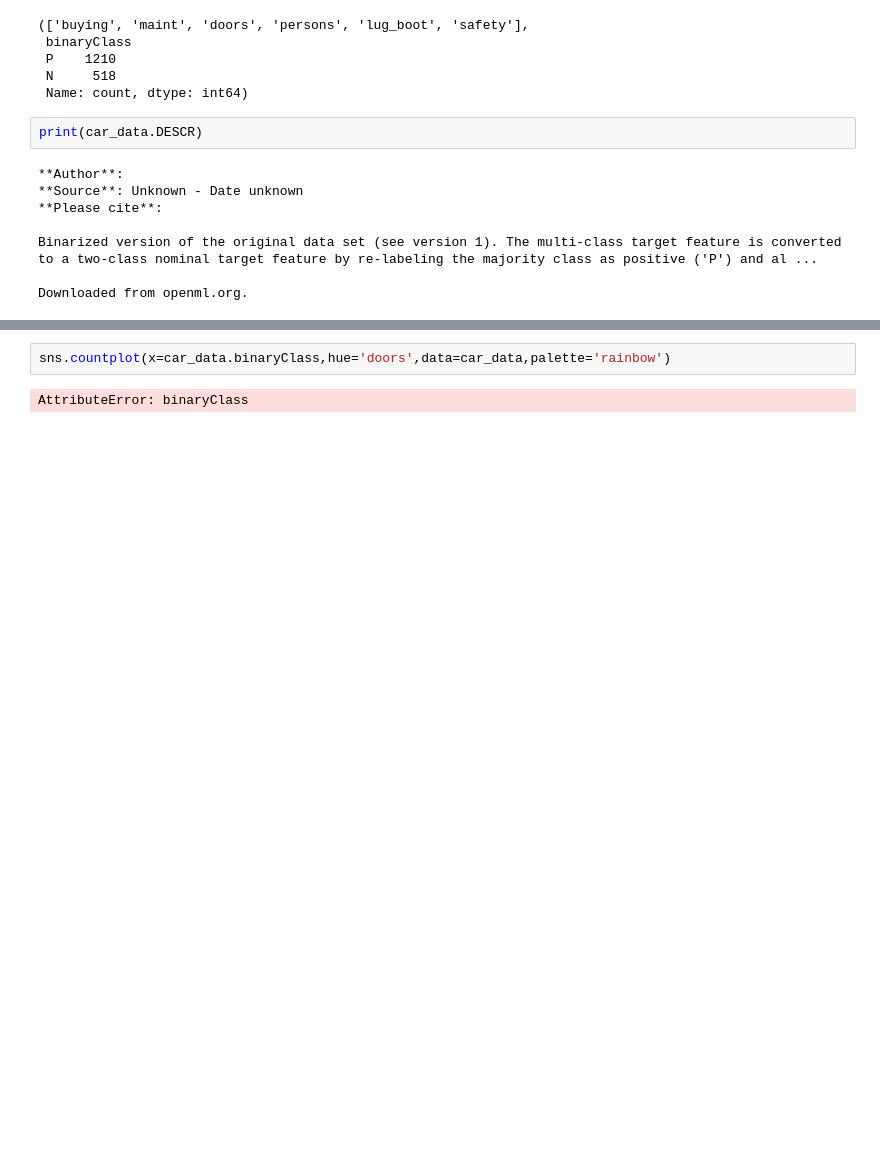
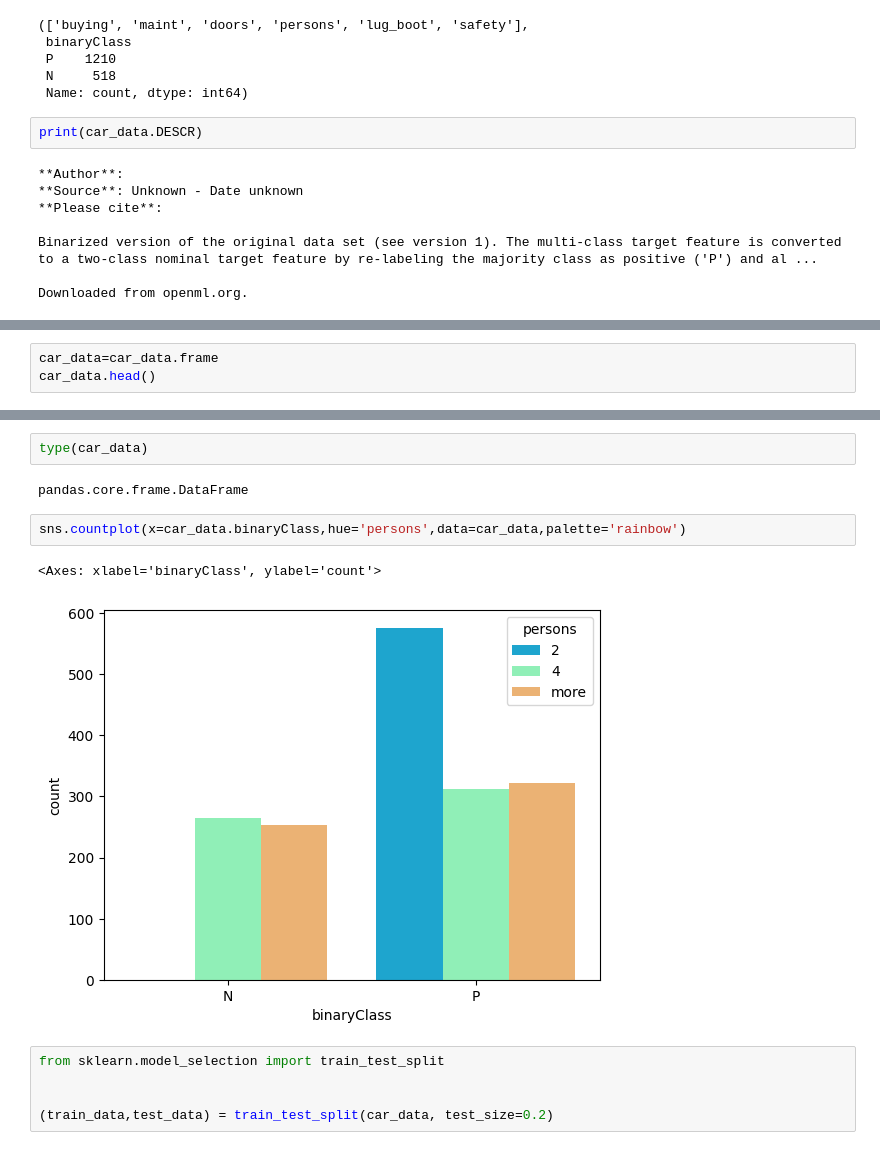
Before and after one commit to Aneesh353/AIML-2025, a Jupyter notebook: Lab08.ipynb, the cells around one changed output, grey strips where cells are left out. Drawn from its saved outputs; the diff is of its cells as text; blank space fills up the shorter version.

```diff
--- a/Lab08.ipynb
+++ b/Lab08.ipynb
@@ -59,0 +64,3 @@ Downloaded from openml.org.
+# %%
+car_data=car_data.frame
+car_data.head()
@@ -60,4 +74,14 @@ Downloaded from openml.org.
+# %%
+type(car_data)
+# %% [output]
+pandas.core.frame.DataFrame
 # %%
-sns.countplot(x=car_data.binaryClass,hue='doors',data=car_data,palette='rainbow')
+sns.countplot(x=car_data.binaryClass,hue='persons',data=car_data,palette='rainbow')
 # %% [output]
-AttributeError: binaryClass
+<Axes: xlabel='binaryClass', ylabel='count'>
+[figure, added]
+# %%
+from sklearn.model_selection import train_test_split
+
+
+(train_data,test_data) = train_test_split(car_data, test_size=0.2)
```
Also changed, not shown: parts of 12 cells of this notebook.
